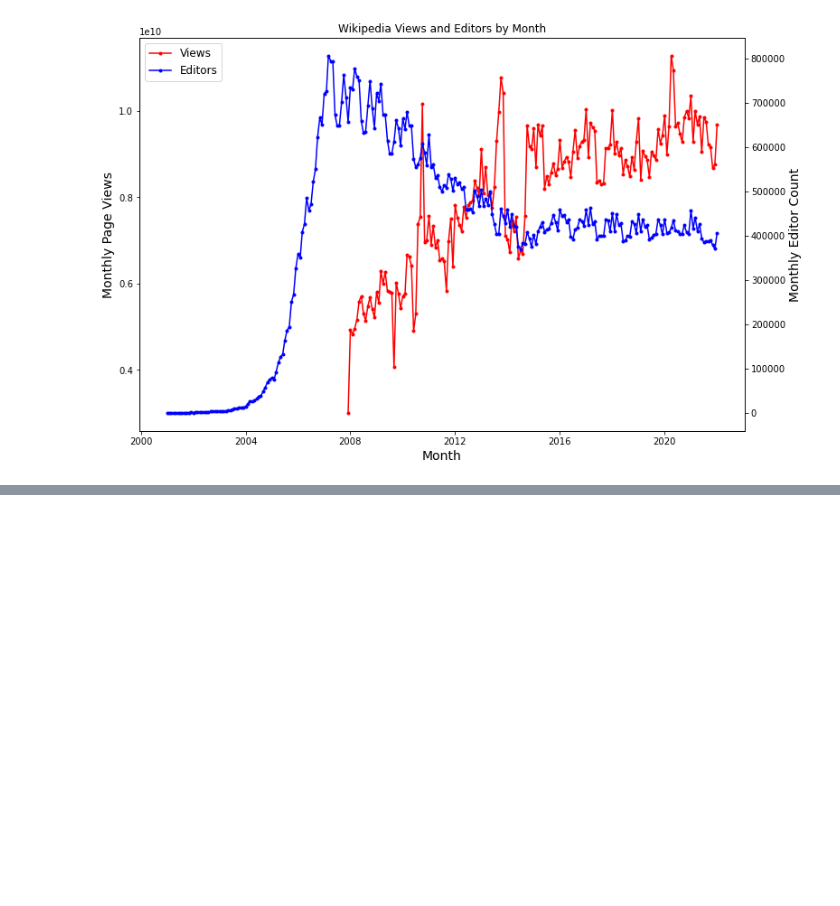
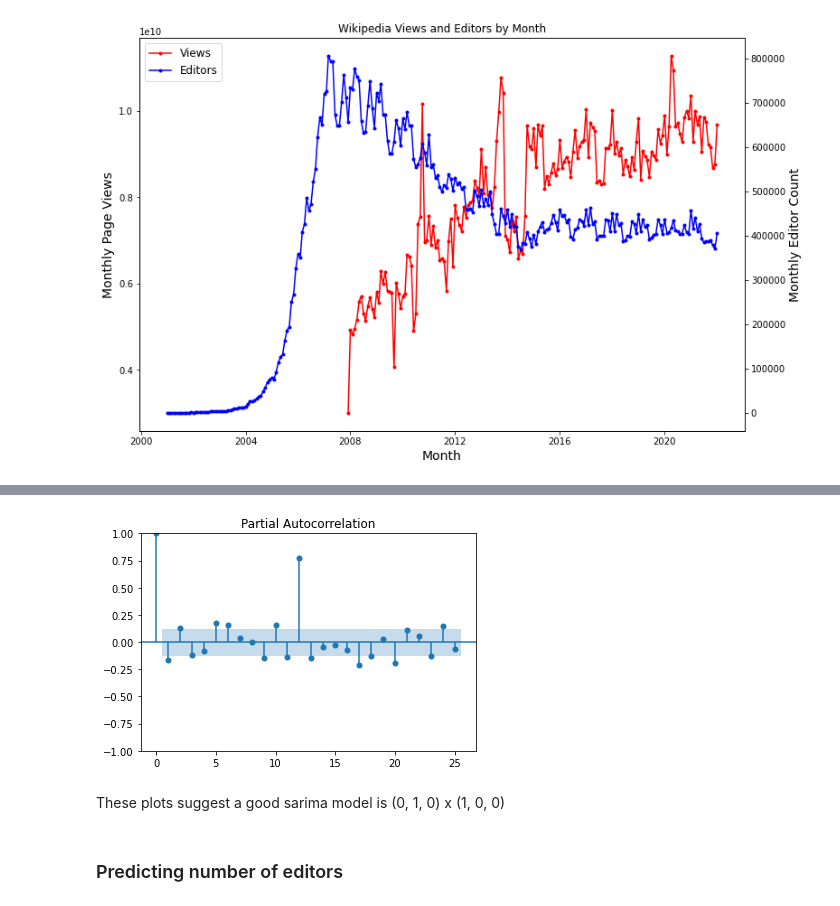
Before and after one commit to stevenlw-porpoise/Wikipedia-Editors, a Jupyter notebook: EDA.ipynb, the cells around one changed output, grey strips where cells are left out. Cells and saved outputs as stored; diff of their text form; code cells hidden in the pictures; blank space fills up the shorter version.

```diff
--- a/EDA.ipynb
+++ b/EDA.ipynb
@@ -114,0 +151,8 @@ plt.show()
+# %%
+plot_pacf(editors.diff()[1:]);
+# %% [output]
+[figure, added]
+# %% [markdown]
+These plots suggest a good sarima model is (0, 1, 0) x (1, 0, 0)
+# %% [markdown]
+### Predicting number of editors
```
Also changed, not shown: parts of 17 cells of this notebook.
